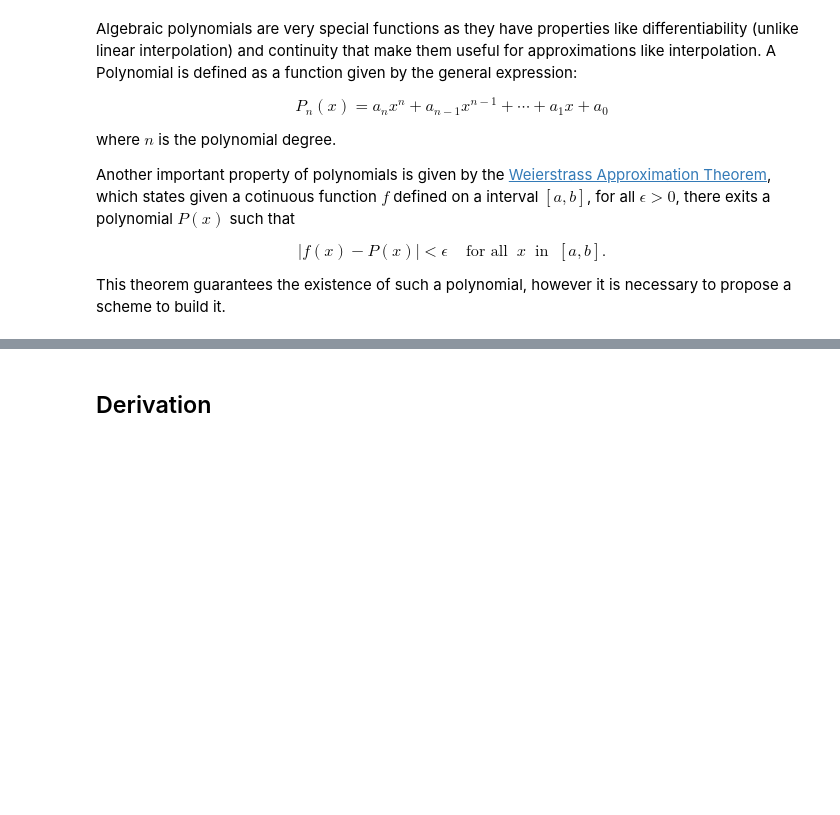
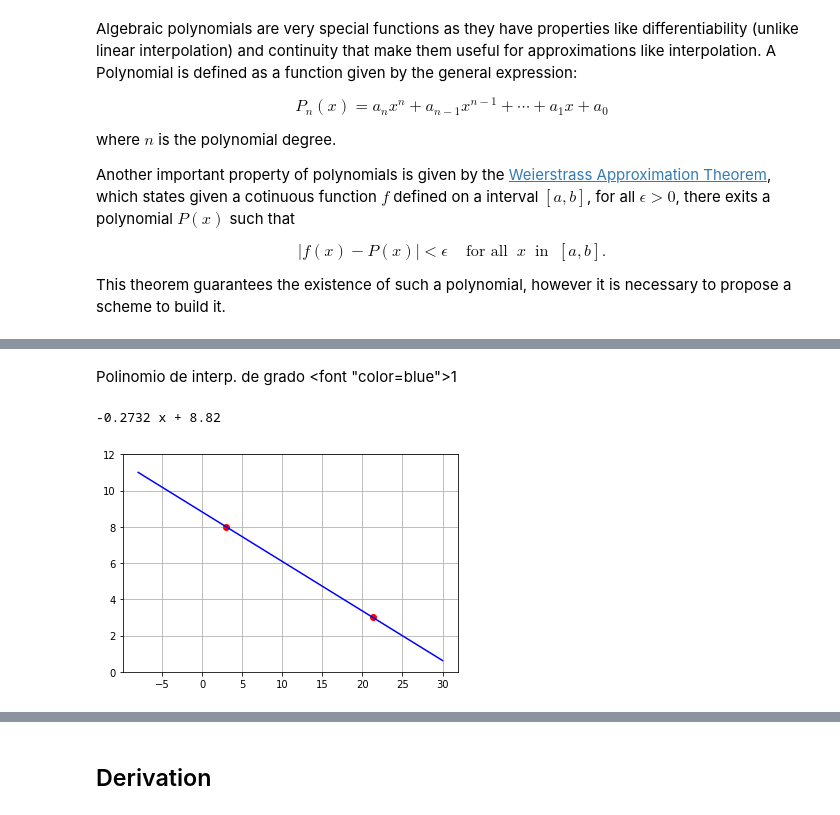
Before and after one commit to sbustamante/ComputationalMethods, a Jupyter notebook: material/interpolation.ipynb, the cells around one changed output, grey strips where cells are left out. Cells and saved outputs as stored; diff of their text form; code cells hidden in the pictures; blank space fills up the shorter version.

```diff
--- a/material/interpolation.ipynb
+++ b/material/interpolation.ipynb
@@ -219,0 +253,16 @@ This theorem guarantees the existence of such a polynomial, however it is necess
+# %% [markdown]
+Polinomio de interp. de grado <font "color=blue">1</font>
+# %%
+coeffs=np.polyfit(df.X,df.Y,deg=1)
+
+P=np.poly1d(coeffs)
+plt.plot(df.X,df.Y,'ro')
+x=np.linspace(-8,30)
+plt.plot(x,P( x),'b-')
+plt.grid()
+plt.ylim(0,12)
+
+print(np.poly1d(coeffs))
+# %% [output]
+-0.2732 x + 8.82
+[figure, added]
```
Also changed, not shown: parts of 16 cells of this notebook.
